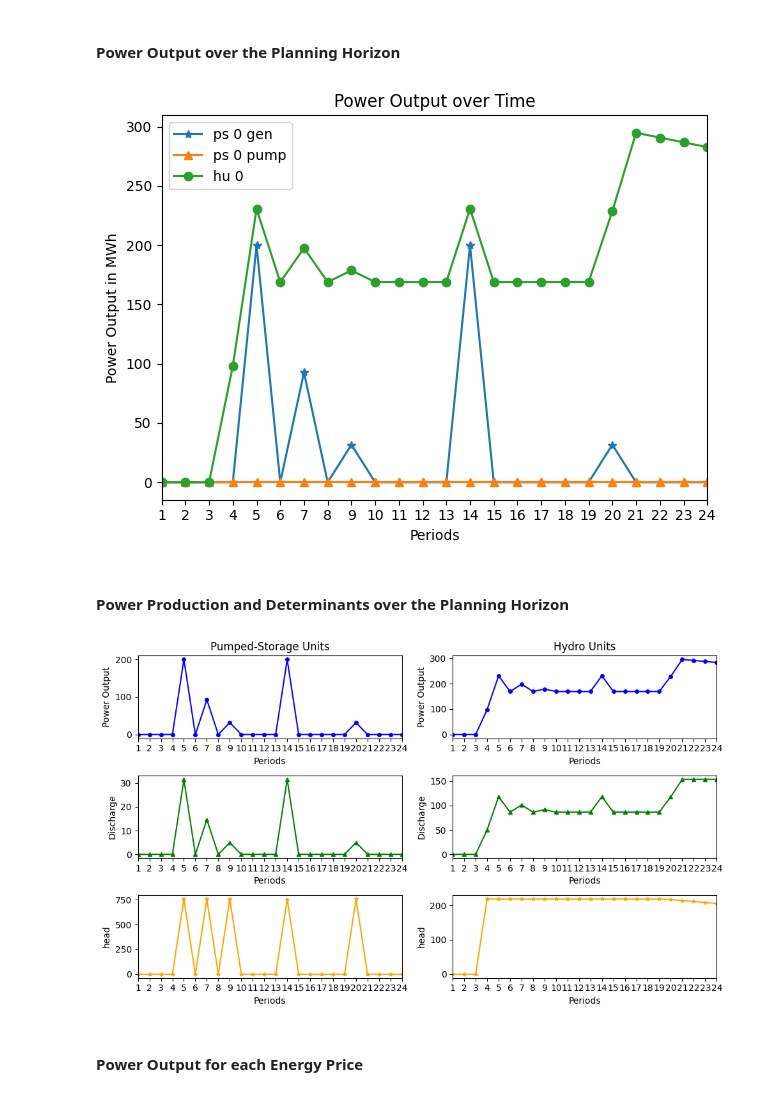
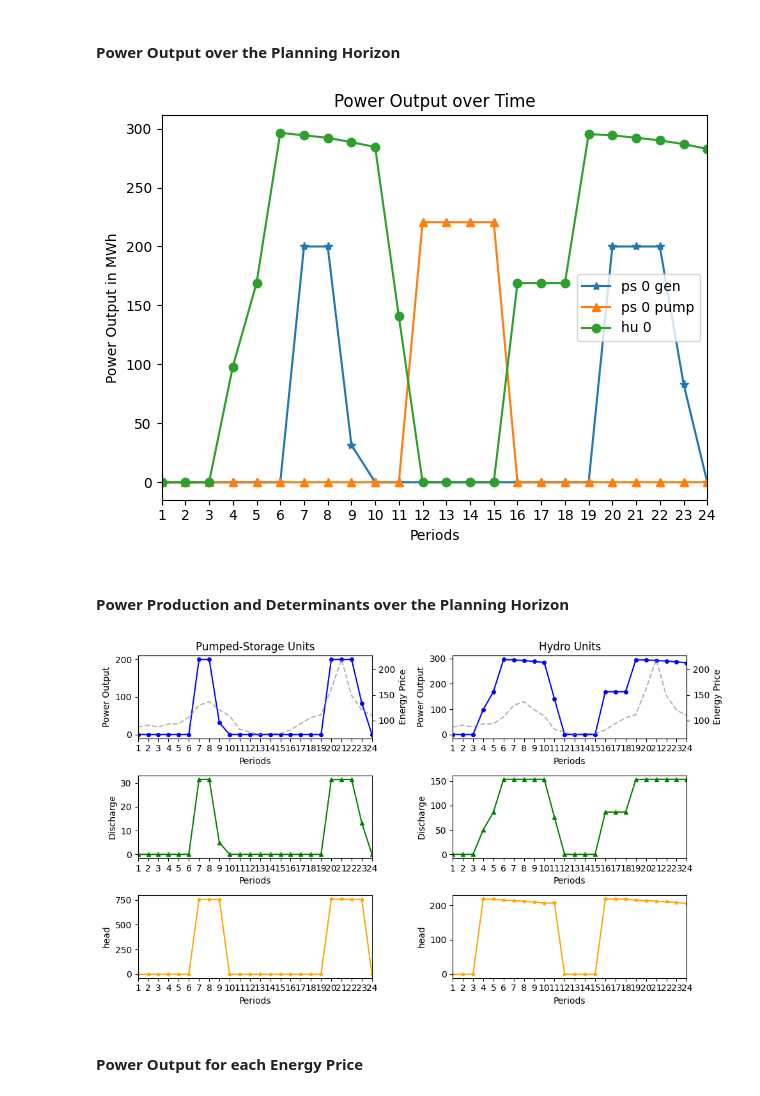
Before and after one commit to FredericWeiss/Seminar-Thesis, a Jupyter notebook: psh.ipynb, the cells around one changed output. Drawn from its saved outputs; the diff is of its cells as text; code cells hidden in the pictures.

Commit message:
Incorporating relistic energy prices

```diff
--- a/psh.ipynb
+++ b/psh.ipynb
@@ -6,3 +6,13 @@ import pandas as pd
 import numpy as np
 import matplotlib.pyplot as plt
 import matplotlib.cm as cm
+# %%
+day = '2024-08-14'
+
+prices = pd.read_csv('energy prices_Germany_week 33 2024.csv')
+prices.columns = prices.iloc[0]
+prices.drop(prices.iloc[:2].index, inplace=True)
+
+prices_day = prices[prices['Date (GMT+2)'].str.contains(day, na=False)]
+prices_day['Day Ahead Auction (DE-LU)'] = pd.to_numeric(prices_day['Day Ahead Auction (DE-LU)'], errors='coerce')
+prices_day['Day Ahead Auction (DE-LU)'].values.tolist()
@@ -33,7 +66,7 @@ class PSH(Model):
         self.subregions = np.arange(10)
         self.vertices = np.arange(3)
 
-        # Parameters
+        # Reservoir parameters
         self.initial_volume = {
             0: 1500000,
             1: 1500000,
@@ -44,18 +77,11 @@ class PSH(Model):
             1: 1500000,
             2: 1,
         }
-        self.projected_prices = [120.67, 121.67, 120.67, 120.23, 123.45, 120.87, 121.11, 120.8, 120.67, 120.6, 120.3, 120.11, 120.67, 121.67, 120.67, 120.23, 120.45, 120.87, 121.11, 120.8, 120.67, 120.6, 120.3, 120.11]
-        self.period_length = 1
-
         self.natural_inflow = pd.DataFrame(index=self.reservoirs, columns=self.periods)
         self.natural_inflow.loc[0:,] = 8.66
         self.natural_inflow.loc[1:,] = 86.6
         self.natural_inflow.loc[2:,] = 0
-
         self.spillage = pd.DataFrame(data=5, index=self.reservoirs, columns=self.periods)
-        self.pumping_consumption = {
-            0: 9,
-        }
 
         # Volume limits
         self.volume_limits = pd.DataFrame(index=['max', 'min'], columns=self.reservoirs)
@@ -65,6 +91,23 @@ class PSH(Model):
         self.volume_limits.loc['min',1] = 1000000
         self.volume_limits.loc['max',2] = 1000000000
         self.volume_limits.loc['min',2] = 1
+
+        # Getting the energyprices
+        self.day = '2024-08-14'
+        prices = pd.read_csv('energy prices_Germany_week 33 2024.csv') # Reading the data
+        prices.columns = prices.iloc[0] # Fixing wrong headers
+        prices.drop(prices.iloc[:2].index, inplace=True)
+        prices_day = prices[prices['Date (GMT+2)'].str.contains(self.day, na=False)] # Filter data for the anyzed day
+        prices_day['Day Ahead Auction (DE-LU)'] = pd.to_numeric(prices_day['Day Ahead Auction (DE-LU)'], errors='coerce') # Changing the data type to float
+        self.projected_prices = prices_day['Day Ahead Auction (DE-LU)'].values.tolist()
+
+        # Perid length
+        self.period_length = 1
+
+        # Pumping consumption of the pumped-storage units
+        self.pumping_consumption = {
+            0: 9,
+        }
 
         # Pumping limits pumped-storage units
         self.ps_discharge_pumping_limits = pd.DataFrame(index=['max', 'min'], columns=self.pumped_storage_units)
@@ -768,7 +826,7 @@ for i in psh.reservoirs[:-1]:
 
 plt.tight_layout()
 # %% [output]
-[figure, old version]
+[figure, new version]
 # %% [markdown]
 #### Power Production and Determinants over the Planning Horizon
 # %%
@@ -778,34 +836,40 @@ fig, ax = plt.subplots(figsize=(10,6), nrows=3, ncols=len(psh.reservoirs)-1)
 
 for i in psh.reservoirs[:-1]:
 
     # Power, discharge and head of hydro units
     for j in psh.hu_affiliation[i]:
         ax[0,i].plot(psh.periods+1, results.loc[f'hu_power_{i}_{j}'], marker='o', markersize=4, label='Hydro Unit Power Output', color='blue')
+        ax2 = ax[0,i].twinx()
+        ax2.plot(psh.periods+1, psh.projected_prices, linestyle='--', color='gray', alpha=0.6)
+        ax2.set_ylabel('Energy Price')
         ax[1,i].plot(psh.periods+1, results.loc[f'hu_discharge_{i}_{j}'], marker='^', markersize=4, label='Hydro Unit Discharge', color='green')
         ax[2,i].plot(psh.periods+1, results.loc[f'hu_head_{i}_{j}'], marker='*', markersize=4, label='Hydro Unit Head', color='orange')
 
     # Power, discharge and head of pumped-storage units
     for k in psh.ps_affiliation[i]:
         ax[0,i].plot(psh.periods+1, results.loc[f'ps_power_gen_{i}_{k}'], marker='o', markersize=4, label='Pumped-Storage Unit Power Output', color='blue')
+        ax2 = ax[0,i].twinx()
+        ax2.plot(psh.periods+1, psh.projected_prices, linestyle='--', color='gray', alpha=0.6)
+        ax2.set_ylabel('Energy Price')
         ax[1,i].plot(psh.periods+1, results.loc[f'ps_discharge_gen_{i}_{k}'], marker='^', markersize=4, label='Pumped-Storage Unit Discharge', color='green')
         ax[2,i].plot(psh.periods+1, results.loc[f'ps_head_{i}_{k}'], marker='*', markersize=4, label='Pumped-Storage Unit Head', color='orange')
 
     ax[0,i].set_ylabel('Power Output')
     ax[1,i].set_ylabel('Discharge')
     ax[2,i].set_ylabel('head')
 
     for x in range(3):
         ax[x,i].set_xlabel('Periods')
         ax[x,i].set_xticks(psh.periods+1)
         ax[x,i].set_xlim(1, len(psh.periods))
 
     ax[0,0].set_title('Pumped-Storage Units')
     ax[0,1].set_title('Hydro Units')
 
     plt.tight_layout()
     plt.savefig('Images/power_output.png')
 # %% [output]
-[figure, old version]
+[figure, new version]
 # %% [markdown]
 #### Power Output for each Energy Price
 # %%
```
Also changed, not shown: parts of 8 cells of this notebook, 3 other files.
